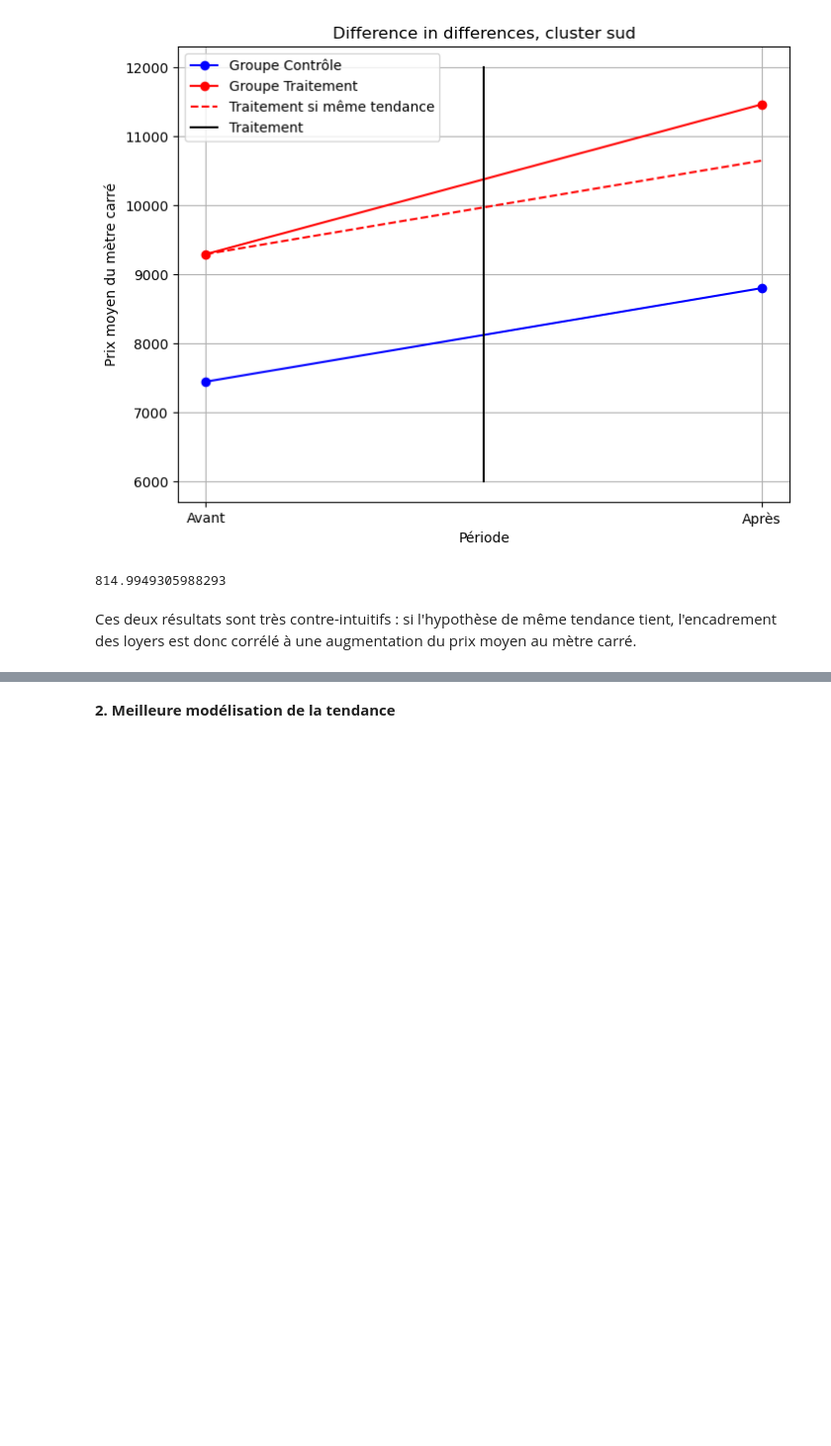
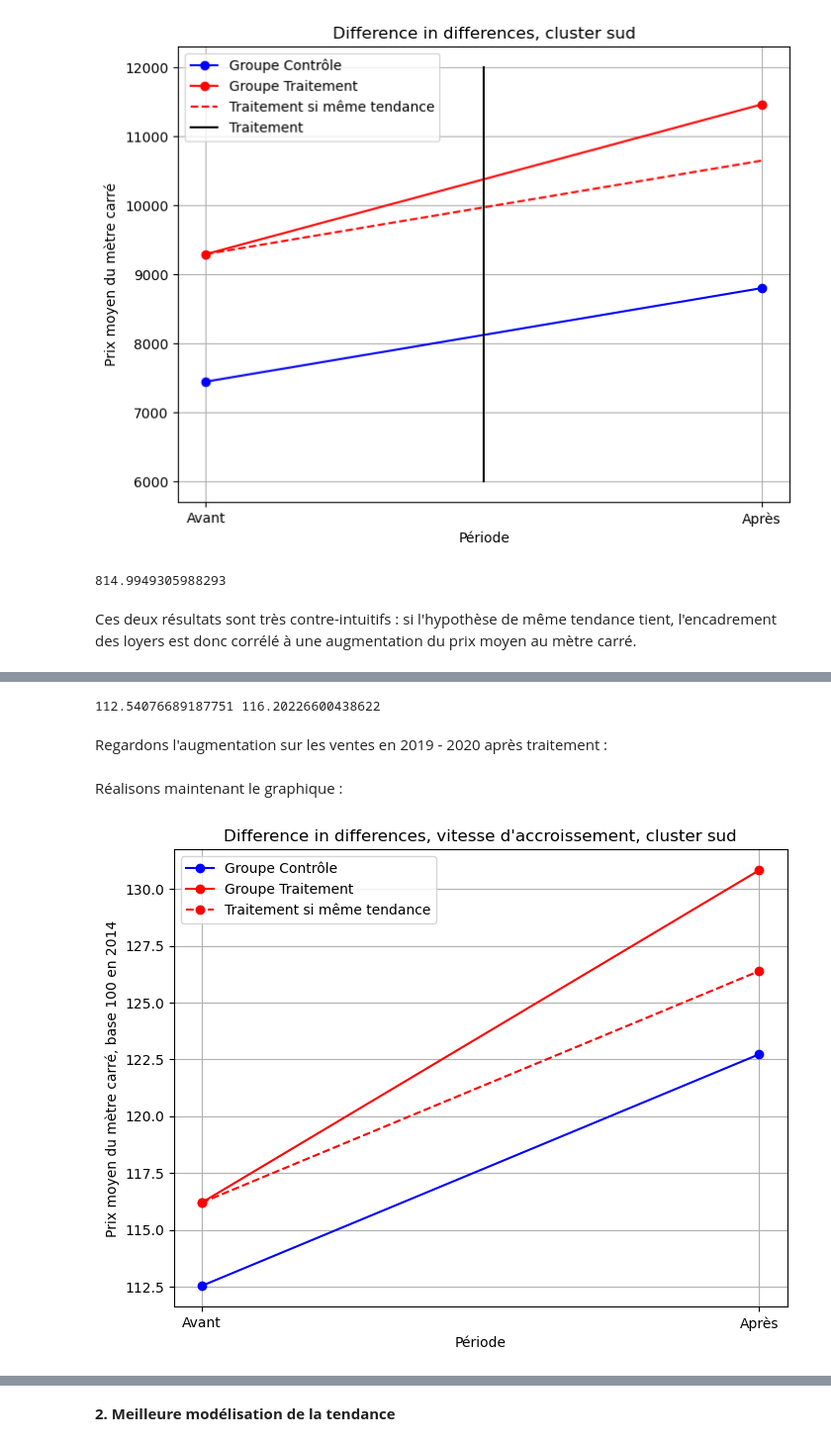
Before and after one commit to CaroLebrun/projet-python-2A, a Jupyter notebook: main.ipynb, the cells around one changed output, grey strips where cells are left out. Shown at 99% size. Cells and saved outputs as stored; diff of their text form; code cells hidden in the pictures; blank space fills up the shorter version.

```diff
--- a/main.ipynb
+++ b/main.ipynb
@@ -1029,0 +1119,41 @@ trtm_ouest = trtm_ouest[trtm_ouest['anneemut'].isin(["2021", '2020', '2019'])]
+# %%
+df_pre_crtl_sud = crtl_sud[crtl_sud['anneemut'].isin(['2018', '2019']) & crtl_sud['periode']==0]
+df_pre_trtm_sud = trtm_sud[trtm_sud['anneemut'].isin(['2018', '2019']) & trtm_sud['periode']==0]
+# %%
+hausse_pre_crtl_sud = df_pre_crtl_sud['prix_m2'].mean() * 100 / base_100_crtl
+hausse_pre_trtml_sud = df_pre_trtm_sud['prix_m2'].mean() * 100 / base_100_trtm
+print(hausse_pre_crtl_sud, hausse_pre_trtml_sud)
+# %% [output]
+112.54076689187751 116.20226600438622
+# %% [markdown]
+Regardons l'augmentation sur les ventes en 2019 - 2020 après traitement :
+# %%
+df_post_crtl_sud = crtl_sud[crtl_sud['anneemut'].isin(['2020', '2019']) & crtl_sud['periode']==1]
+df_post_trtm_sud = trtm_sud[trtm_sud['anneemut'].isin(['2020', '2019']) & trtm_sud['periode']==1]
+# %%
+hausse_post_crtl_sud = df_post_crtl_sud['prix_m2'].mean() * 100 / base_100_crtl
+hausse_post_trtml_sud = df_post_trtm_sud['prix_m2'].mean() * 100 / base_100_trtm
+# %% [markdown]
+Réalisons maintenant le graphique :
+# %%
+periode = ['Avant', 'Après']
+
+# Création du graphique
+plt.figure(figsize=(8, 6))
+
+plt.plot(periode, [hausse_pre_crtl_sud, hausse_post_crtl_sud], marker='o', label='Groupe Contrôle', color='blue')
+plt.plot(periode, [hausse_pre_trtml_sud, hausse_post_trtml_sud], marker='o', label='Groupe Traitement', color='red')
+plt.plot(periode, [hausse_pre_trtml_sud, hausse_pre_trtml_sud + (hausse_post_crtl_sud - hausse_pre_crtl_sud)], linestyle='--',marker='o', label='Traitement si même tendance', color='red')
+#plt.plot([0.5, 0.5], [6000,12000], label='Traitement', color='black')
+
+
+plt.xlabel('Période')
+plt.ylabel('Prix moyen du mètre carré, base 100 en 2014')
+plt.title('Difference in differences, vitesse d\'accroissement, cluster sud')
+plt.legend()
+
+# Afficher le graphique
+plt.grid(True)
+plt.show()
+# %% [output]
+[figure, added]
```
Also changed, not shown: parts of 29 cells of this notebook.
